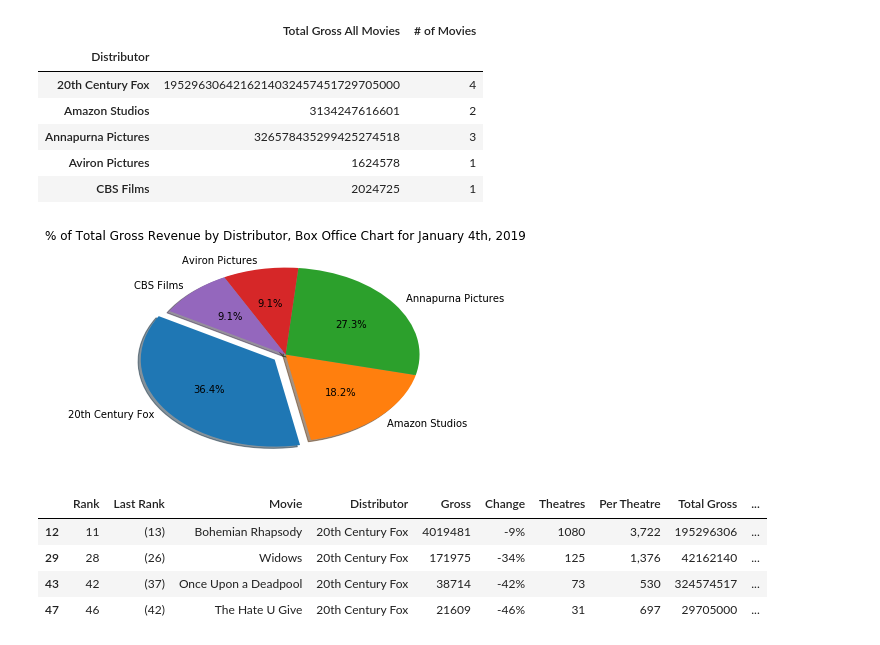
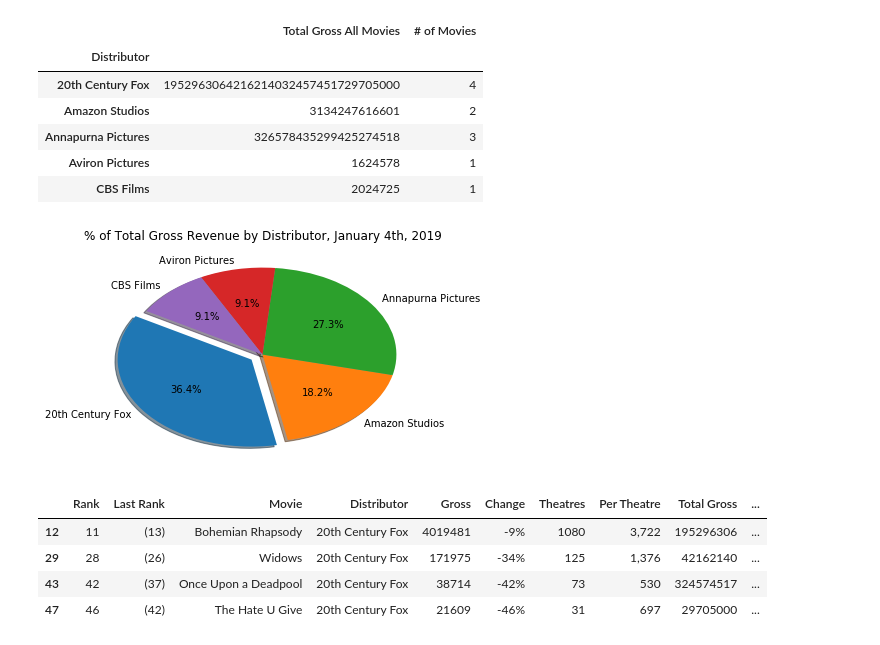
Before and after one commit to elsantonato/13-Project_2-Group_7, a Jupyter notebook: lisa_subfolder/The-Numbers_ETL_Lisa.ipynb, the cells around one changed output. Drawn from its saved outputs; the diff is of its cells as text; code cells hidden in the pictures.

```diff
--- a/lisa_subfolder/The-Numbers_ETL_Lisa.ipynb
+++ b/lisa_subfolder/The-Numbers_ETL_Lisa.ipynb
@@ -164,18 +164,21 @@ merged_df.head()
 # %%
 # Pie chart, where the slices will be ordered and plotted counter-clockwise
 labels = '20th Century Fox', 'Amazon Studios', 'Annapurna Pictures', 'Aviron Pictures', 'CBS Films'
 sizes = [4, 2, 3, 1, 1]
 explode = (0.1, 0, 0, 0, 0)  # only "explode" the 1st slice (i.e. '20th Century Fox')
 
 fig1, ax1 = plt.subplots()
 ax1.pie(sizes, labels=labels, autopct='%1.1f%%',
         explode=explode, shadow=True, startangle=150)
 
-plt.title("% of Total Gross Revenue by Distributor, Box Office Chart for January 4th, 2019")
+plt.title("% of Total Gross Revenue by Distributor, January 4th, 2019")
+
+# Save Figure
+plt.savefig('fig1.png')
 
 plt.show()
 # %% [output]
-[figure, old version]
+[figure, new version]
 # %%
 twentieth_c_fox = new_df[new_df["Distributor"] == "20th Century Fox"]
 twentieth_c_fox
```
Also changed, not shown: parts of 2 cells of this notebook, 2 other files.
